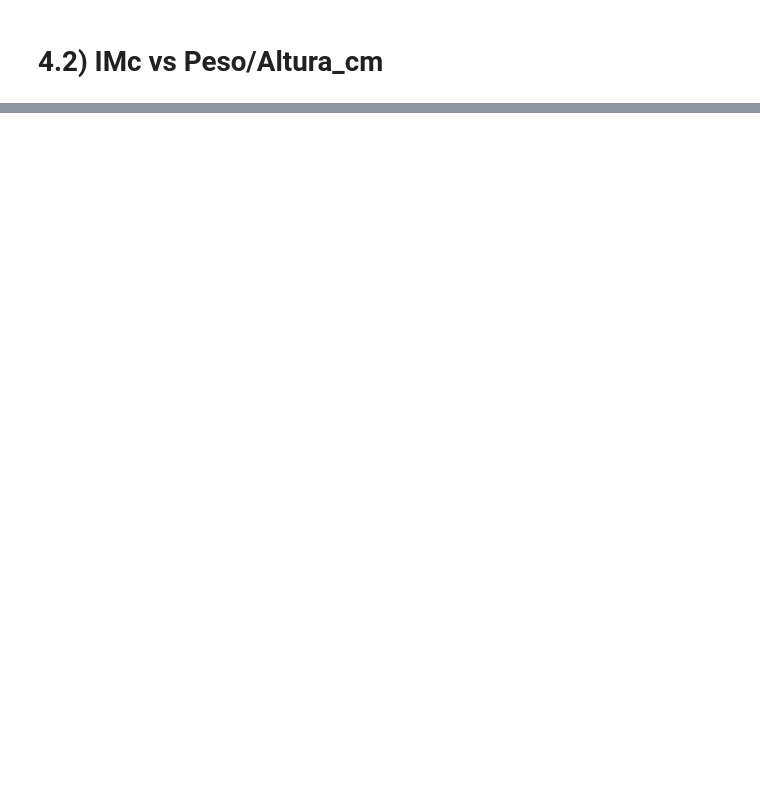
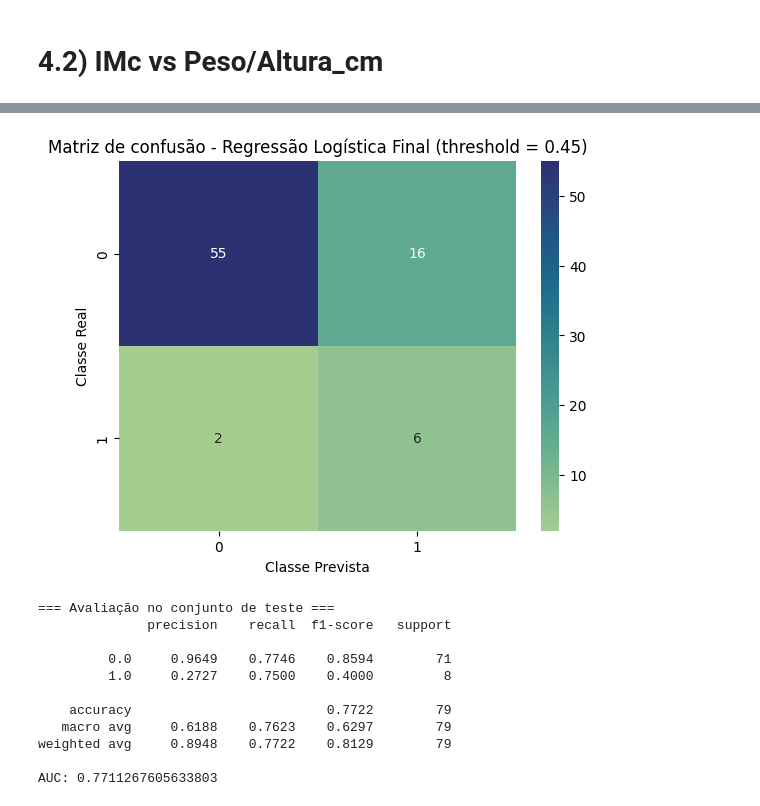
Before and after one commit to efigueira-hds/ML_Projeto_Final, a Jupyter notebook: RL_limpo.ipynb, the cells around one changed output, grey strips where cells are left out. Drawn from its saved outputs; the diff is of its cells as text; code cells hidden in the pictures; blank space fills up the shorter version.

```diff
--- a/RL_limpo.ipynb
+++ b/RL_limpo.ipynb
@@ -991,0 +942,66 @@ AUC teste: 0.7746478873239436
+# %%
+
+# 1. Definição do modelo final com os melhores hiperparâmetros
+clf_LR_final = LogisticRegression(
+    random_state=42,
+    C=1,
+    penalty='l1',
+    solver='liblinear',
+    class_weight={0:1, 1:10},
+    max_iter=1000
+)
+
+# 2. Treino do modelo no conjunto de treino
+clf_LR_final.fit(X_train_scaled, y_train)
+
+# 3. Definição do threshold final
+threshold = 0.45
+
+# 4. Probabilidades da classe positiva no conjunto de teste
+y_proba_LR_final = clf_LR_final.predict_proba(X_test_scaled)[:, 1]
+
+# 5. Conversão das probabilidades em classes com o threshold definido
+y_pred_LR_final = (y_proba_LR_final >= threshold).astype(int)
+
+
+# Matriz de confusão
+confusion_final = confusion_matrix(y_test, y_pred_LR_final)
+
+sns.heatmap(confusion_final, annot=True, fmt='d', cmap='crest')
+plt.xlabel("Classe Prevista")
+plt.ylabel("Classe Real")
+plt.title(f"Matriz de confusão - Regressão Logística Final (threshold = {threshold})")
+plt.show()
+
+# Métricas de classificação
+print("=== Avaliação no conjunto de teste ===")
+print(classification_report(y_test, y_pred_LR_final, digits=4))
+
+# AUC
+auc_final = roc_auc_score(y_test, y_proba_LR_final)
+print("AUC:", auc_final)
+
+# Curva ROC
+fpr, tpr, roc_thresholds = roc_curve(y_test, y_proba_LR_final)
+
+plt.figure(figsize=(8, 6))
+plt.plot(fpr, tpr, label=f'ROC curve (AUC = {auc_final:.4f})')
+plt.plot([0, 1], [0, 1], 'k--')
+plt.xlabel('False Positive Rate')
+plt.ylabel('True Positive Rate')
+plt.title('Curva ROC - Regressão Logística Final')
+plt.legend(loc='lower right')
+plt.show()
+# %% [output]
+[figure, added]
+=== Avaliação no conjunto de teste ===
+              precision    recall  f1-score   support
+
+         0.0     0.9649    0.7746    0.8594        71
+         1.0     0.2727    0.7500    0.4000         8
+
+    accuracy                         0.7722        79
+   macro avg     0.6188    0.7623    0.6297        79
+weighted avg     0.8948    0.7722    0.8129        79
+
+AUC: 0.7711267605633803
```
Also changed, not shown: parts of 47 cells of this notebook.
